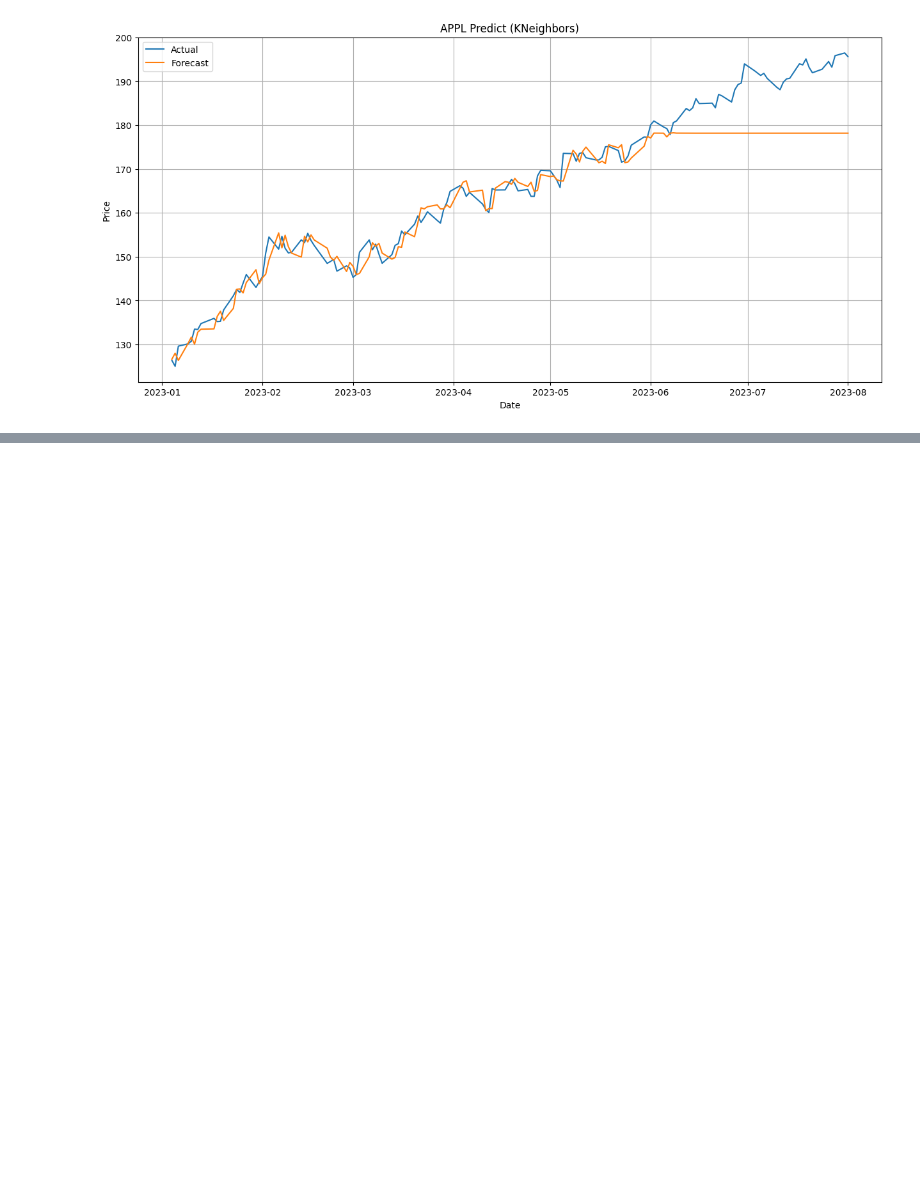
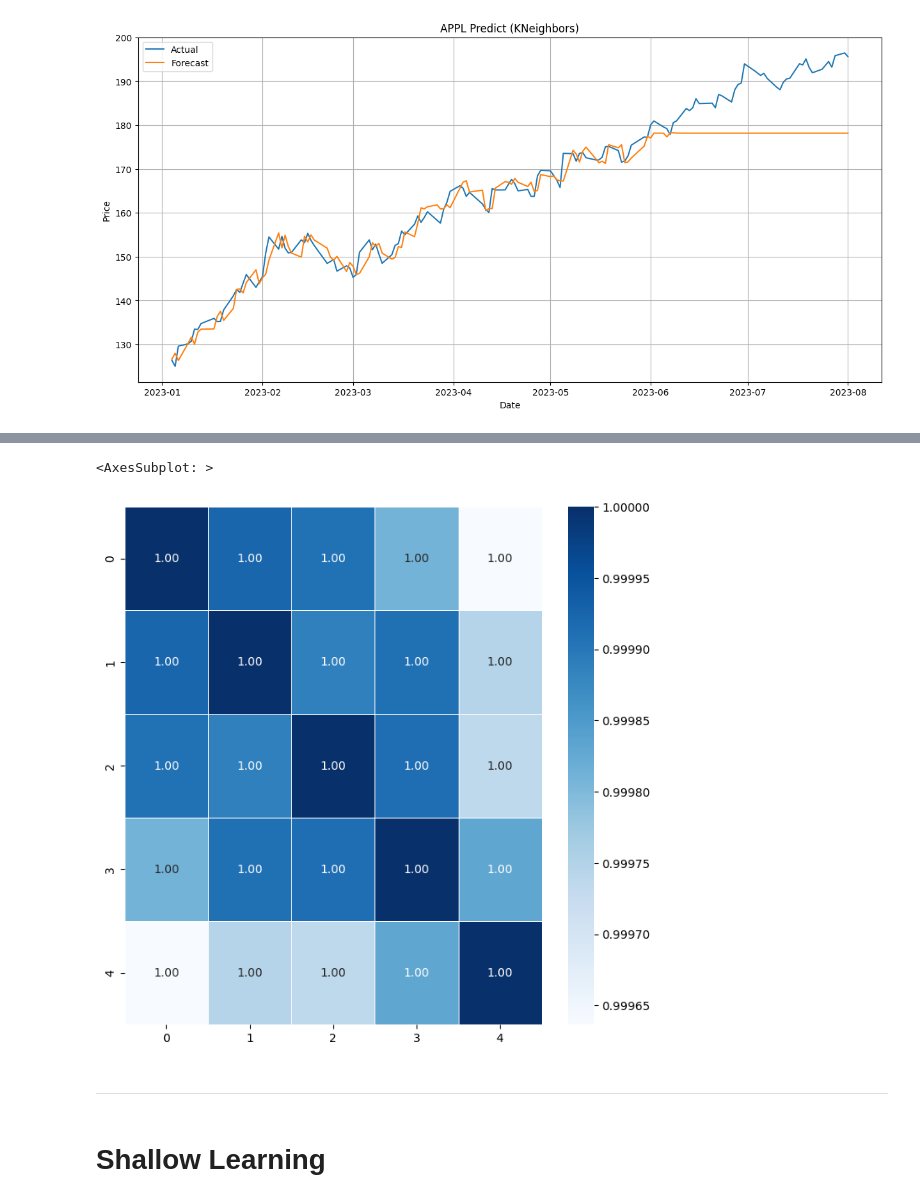
Before and after one commit to HaseongJung/stock-forecasting, a Jupyter notebook: stockPredict.ipynb, the cells around one changed output, grey strips where cells are left out. Saved outputs shown, nothing was run; the diff lists cells and outputs as text; code cells hidden in the pictures; blank space fills up the shorter version.

Commit message:
shallow learning

```diff
--- a/stockPredict.ipynb
+++ b/stockPredict.ipynb
@@ -453,0 +687,7 @@ R^2:           0.8742466915499872
+# %%
+import pandas as pd
+import seaborn as sns
+import  matplotlib.pyplot as plt
+
+df = pd.read_csv("data/AAPL3.csv")
+df
@@ -453,0 +708,3 @@ R^2:           0.8742466915499872
+# %%
+df = df.drop("Adj Close", axis=1)
+df
@@ -453,0 +725,4 @@ R^2:           0.8742466915499872
+# %%
+df["Date"] = pd.to_datetime(df["Date"])
+df = df.set_index("Date")
+df
@@ -453,0 +744,6 @@ R^2:           0.8742466915499872
+# %%
+from sklearn.preprocessing import MinMaxScaler
+
+scaler = MinMaxScaler()
+df = pd.DataFrame(scaler.fit_transform(df))
+df
@@ -453,0 +764,11 @@ R^2:           0.8742466915499872
+# %%
+plt.figure(figsize=(8,8))
+sns.heatmap(data = df.corr(), annot=True,
+fmt = '.2f', linewidths=.5, cmap='Blues')
+# %% [output]
+<AxesSubplot: >
+[figure, added]
+# %% [markdown]
+---
+# %% [markdown]
+# Shallow Learning
```
Also changed, not shown: parts of 54 cells of this notebook, 2 other files.
